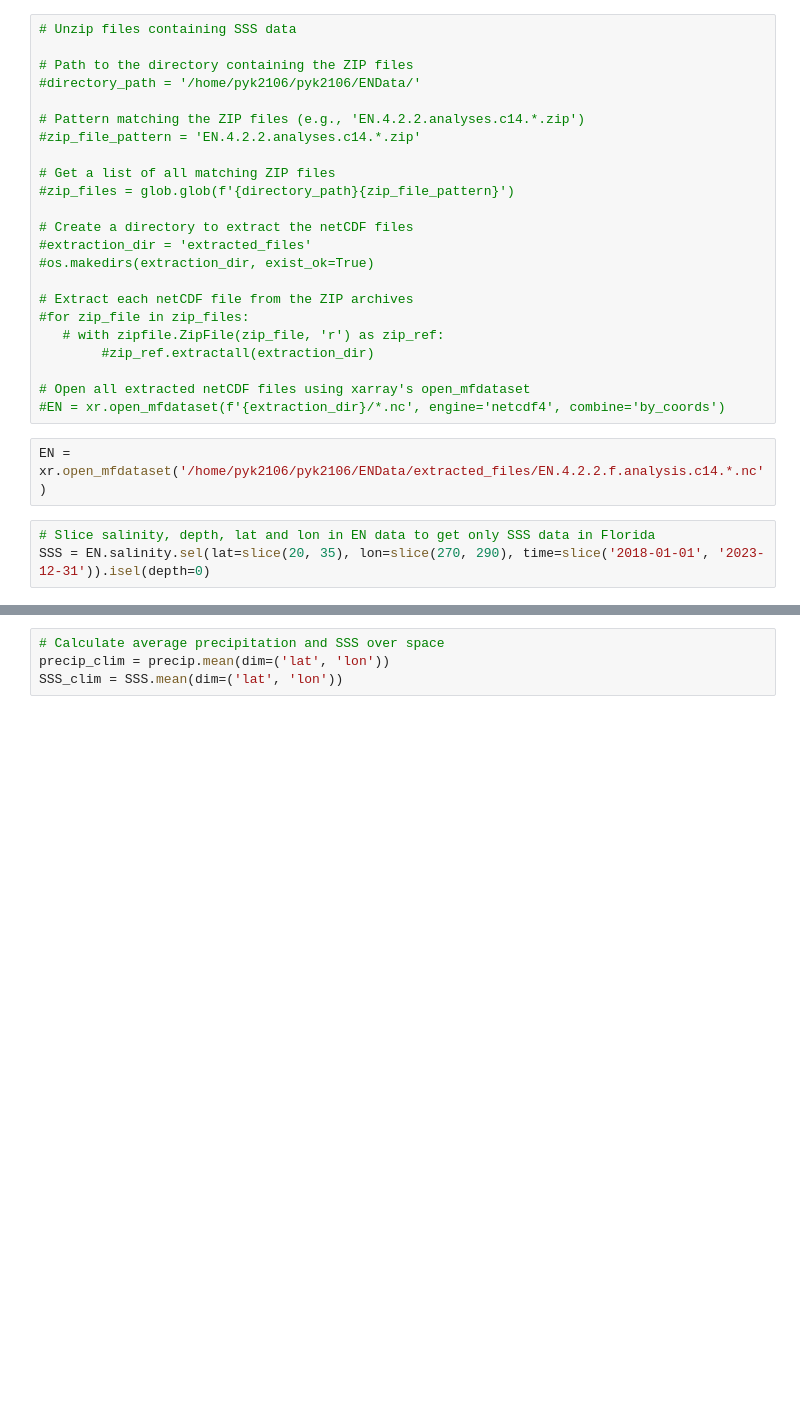
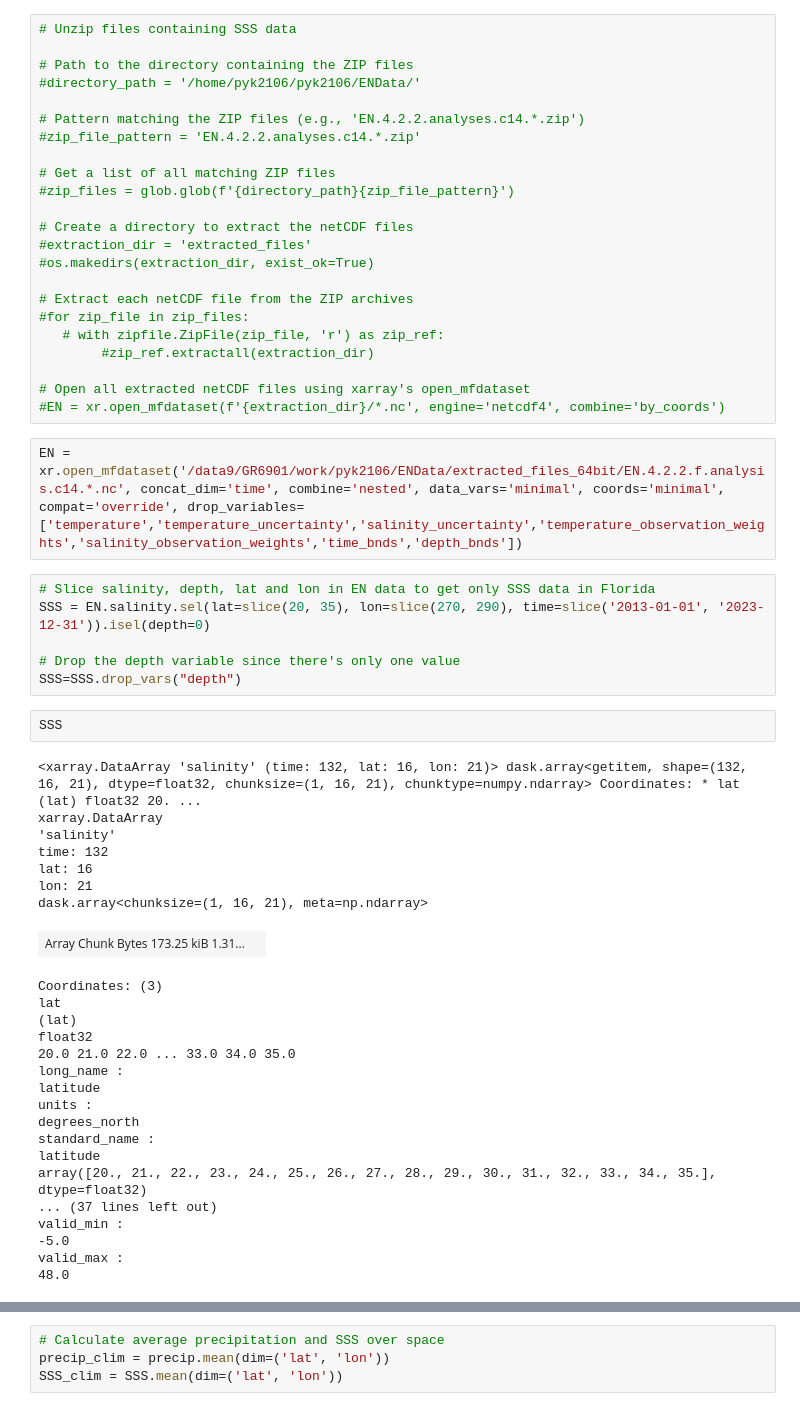
Before and after one commit to PhyllisKho/Assignments, a Jupyter notebook: Kho_ClassProject.ipynb, the cells around one changed output, grey strips where cells are left out. Drawn from its saved outputs; the diff is of its cells as text; blank space fills up the shorter version.

```diff
--- a/Kho_ClassProject.ipynb
+++ b/Kho_ClassProject.ipynb
@@ -42,10 +44,41 @@ import zipfile
 # Open all extracted netCDF files using xarray's open_mfdataset
 #EN = xr.open_mfdataset(f'{extraction_dir}/*.nc', engine='netcdf4', combine='by_coords')
 # %%
-EN = xr.open_mfdataset('/home/pyk2106/pyk2106/ENData/extracted_files/EN.4.2.2.f.analysis.c14.*.nc')
+EN = xr.open_mfdataset('/data9/GR6901/work/pyk2106/ENData/extracted_files_64bit/EN.4.2.2.f.analysis.c14.*.nc', concat_dim='time', combine='nested', data_vars='minimal', coords='minimal', compat='override', drop_variables=['temperature','temperature_uncertainty','salinity_uncertainty','temperature_observation_weights','salinity_observation_weights','time_bnds','depth_bnds'])
 # %%
 # Slice salinity, depth, lat and lon in EN data to get only SSS data in Florida
-SSS = EN.salinity.sel(lat=slice(20, 35), lon=slice(270, 290), time=slice('2018-01-01', '2023-12-31')).isel(depth=0)
+SSS = EN.salinity.sel(lat=slice(20, 35), lon=slice(270, 290), time=slice('2013-01-01', '2023-12-31')).isel(depth=0)
+
+# Drop the depth variable since there's only one value
+SSS=SSS.drop_vars("depth")
+# %%
+SSS
+# %% [output]
+<xarray.DataArray 'salinity' (time: 132, lat: 16, lon: 21)> dask.array<getitem, shape=(132, 16, 21), dtype=float32, chunksize=(1, 16, 21), chunktype=numpy.ndarray> Coordinates: * lat (lat) float32 20. ...
+xarray.DataArray
+'salinity'
+time: 132
+lat: 16
+lon: 21
+dask.array<chunksize=(1, 16, 21), meta=np.ndarray>
+| Array Chunk Bytes 173.25 kiB 1.31... |  |
+Coordinates: (3)
+lat
+(lat)
+float32
+20.0 21.0 22.0 ... 33.0 34.0 35.0
+long_name :
+latitude
+units :
+degrees_north
+standard_name :
+latitude
+array([20., 21., 22., 23., 24., 25., 26., 27., 28., 29., 30., 31., 32., 33., 34., 35.], dtype=float32)
+... (37 lines left out)
+valid_min :
+-5.0
+valid_max :
+48.0
 # %%
 # Open precipitation data
 precip_download = '/home/pyk2106/precip.mon.mean.nc'
```
Also changed, not shown: parts of 8 cells of this notebook.
